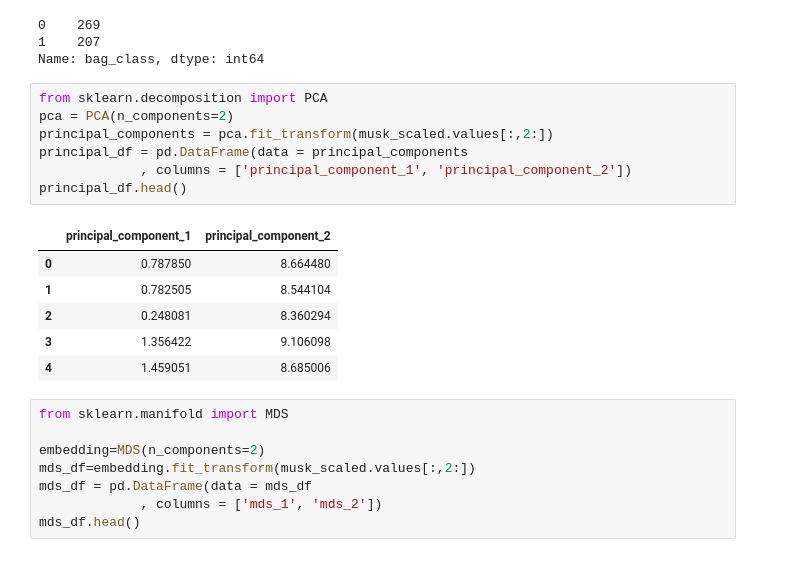
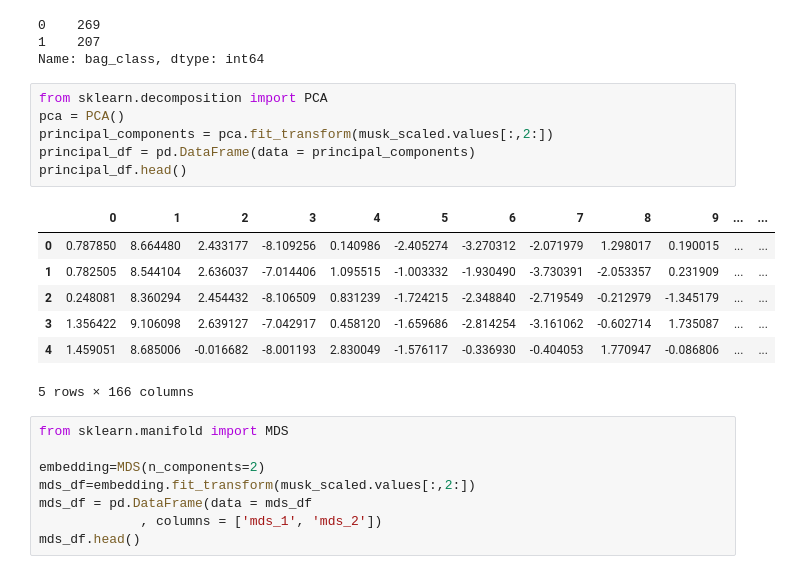
Before and after one commit to kubilay-yavuz/fall19-kubilay-yavuz, a Jupyter notebook: HW2/IE582-HW2.ipynb, the cells around one changed output. Saved outputs shown, nothing was run; the diff lists cells and outputs as text.

```diff
--- a/HW2/IE582-HW2.ipynb
+++ b/HW2/IE582-HW2.ipynb
@@ -53,18 +53,18 @@ musk_["bag_class"].value_counts()
 Name: bag_class, dtype: int64
 # %%
 from sklearn.decomposition import PCA
-pca = PCA(n_components=2)
+pca = PCA()
 principal_components = pca.fit_transform(musk_scaled.values[:,2:])
-principal_df = pd.DataFrame(data = principal_components
-             , columns = ['principal_component_1', 'principal_component_2'])
+principal_df = pd.DataFrame(data = principal_components)
 principal_df.head()
 # %% [output]
-|  | principal_component_1 | principal_component_2 |
-| 0 | 0.787850 | 8.664480 |
-| 1 | 0.782505 | 8.544104 |
-| 2 | 0.248081 | 8.360294 |
-| 3 | 1.356422 | 9.106098 |
-| 4 | 1.459051 | 8.685006 |
+|  | 0 | 1 | 2 | 3 | 4 | 5 | 6 | 7 | 8 | 9 | ... | ... |
+| 0 | 0.787850 | 8.664480 | 2.433177 | -8.109256 | 0.140986 | -2.405274 | -3.270312 | -2.071979 | 1.298017 | 0.190015 | ... | ... |
+| 1 | 0.782505 | 8.544104 | 2.636037 | -7.014406 | 1.095515 | -1.003332 | -1.930490 | -3.730391 | -2.053357 | 0.231909 | ... | ... |
+| 2 | 0.248081 | 8.360294 | 2.454432 | -8.106509 | 0.831239 | -1.724215 | -2.348840 | -2.719549 | -0.212979 | -1.345179 | ... | ... |
+| 3 | 1.356422 | 9.106098 | 2.639127 | -7.042917 | 0.458120 | -1.659686 | -2.814254 | -3.161062 | -0.602714 | 1.735087 | ... | ... |
+| 4 | 1.459051 | 8.685006 | -0.016682 | -8.001193 | 2.830049 | -1.576117 | -0.336930 | -0.404053 | 1.770947 | -0.086806 | ... | ... |
+5 rows × 166 columns
 # %%
 from sklearn.manifold import MDS
 
```
Also changed, not shown: parts of 8 cells of this notebook.
